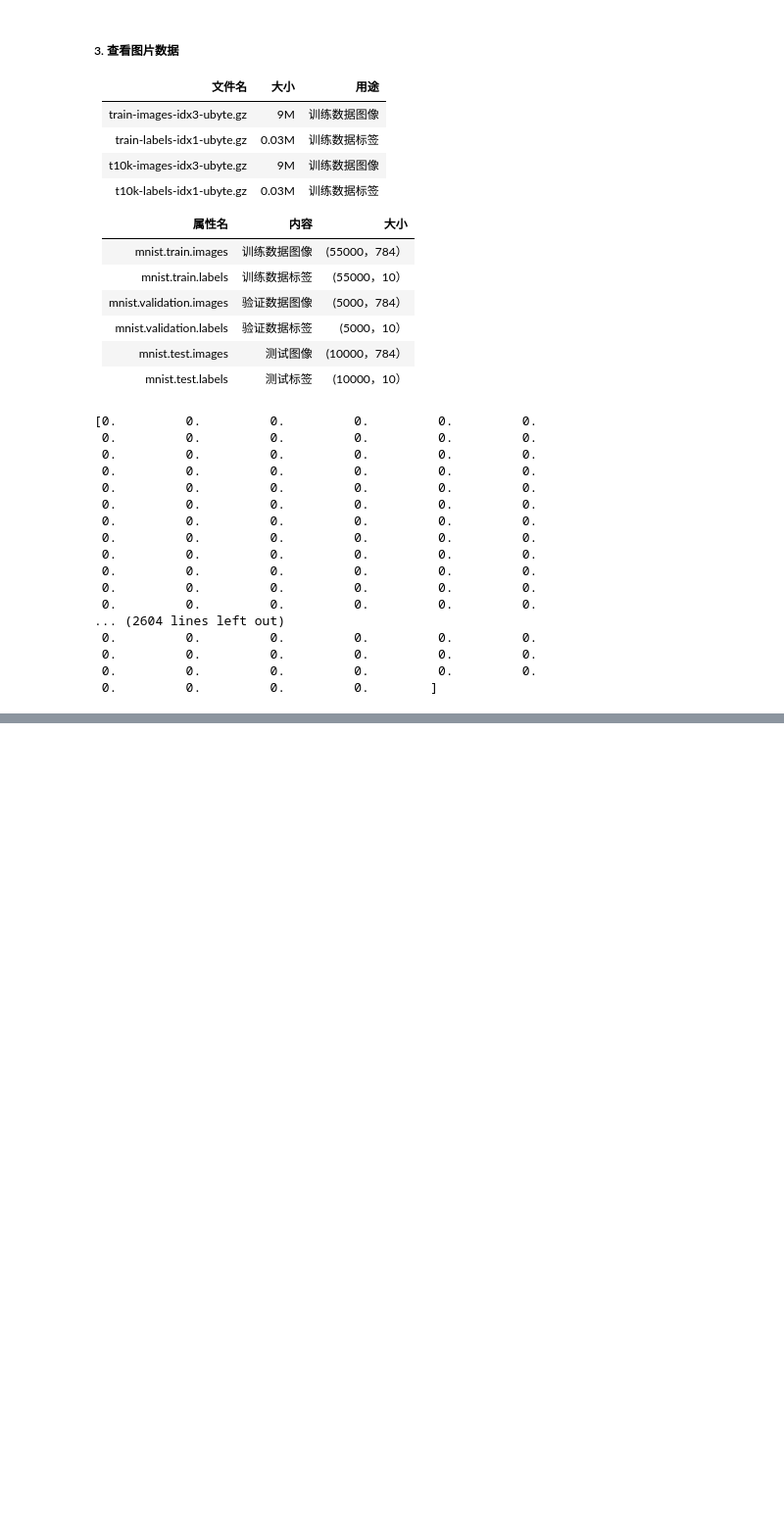
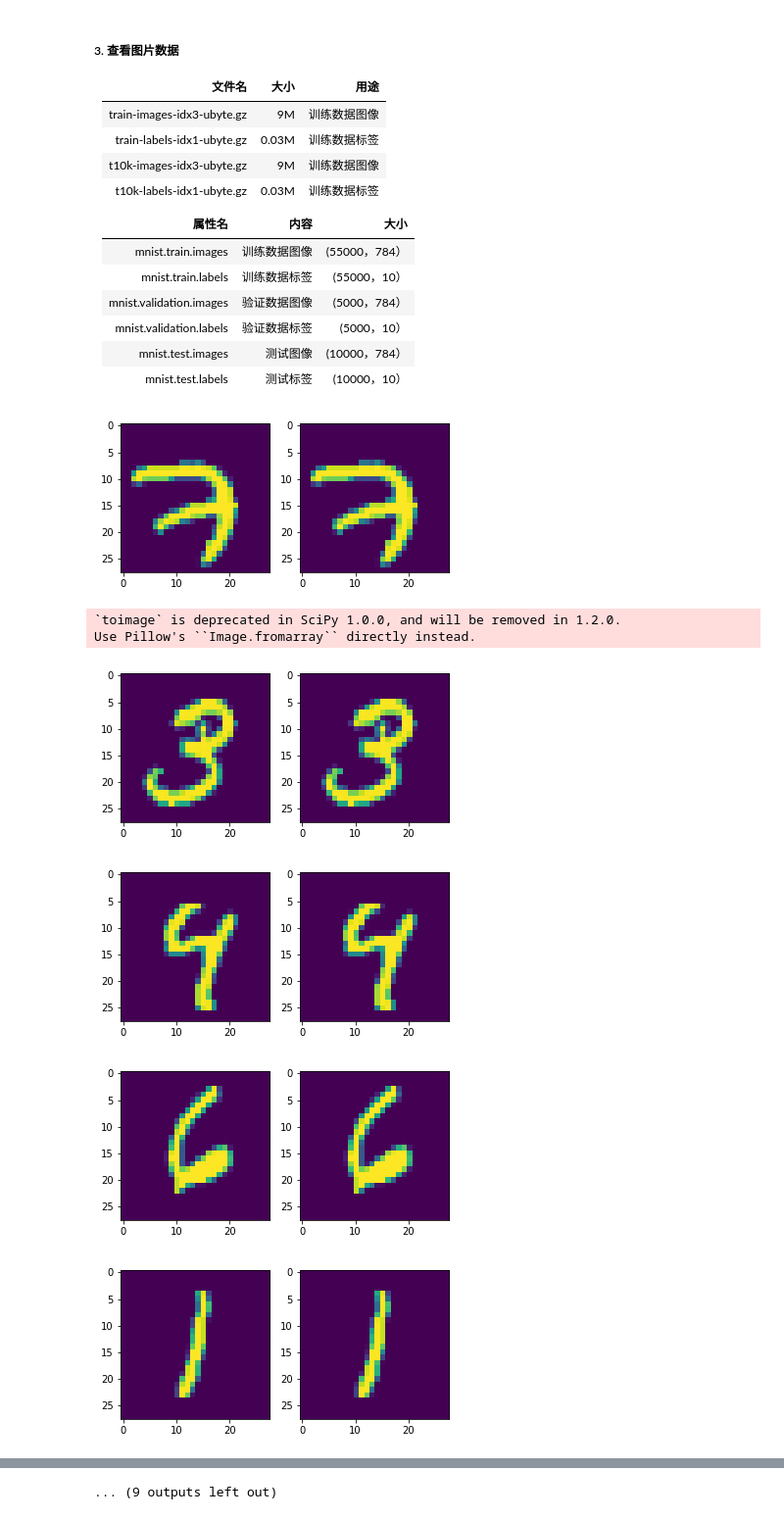
Before and after one commit to mejustdoit/tnsorflow1.3, a Jupyter notebook: 21examples/mnist/save_pic.ipynb, the cells around one changed output, grey strips where cells are left out. Shown at 98% size. Saved outputs shown, nothing was run; the diff lists cells and outputs as text; code cells hidden in the pictures; blank space fills up the shorter version.

```diff
--- a/21examples/mnist/save_pic.ipynb
+++ b/21examples/mnist/save_pic.ipynb
@@ -51,29 +52,28 @@ mnist.test.labels | 测试标签 |(10000，10）
 # %%
 for i in range(20):
     image_array = mnist.train.images[i, :]
     #将784还原成28*28
     image_array = image_array.reshape(28, 28)
+    #加载显示图片
+#     plt.imshow(image_array)
+#     plt.axis('off') # 不显示坐标轴
+#     plt.show()
+    plt.figure()
+    plt.subplot(1,2,1)
+    plt.imshow(image_array)
+    plt.subplot(1,2,2)
+    plt.imshow(image_array)
+    plt.show()
     #保存文件格式 mnist_train_n.jpg
     file_name = save_dir + 'mnist_train_%d.jpg' % i
     #将image_array保存为图片，先用scpy.misc.toimage转换为图像再保存
-    #scipy.misc.toimage(image_array, cmin = 0.0, cmax = 1.0).save(file_name)
-    #scipy.misc.imsave(file_name, image_array)
-    print(mnist.train.images[0, :])
+    scipy.misc.toimage(image_array, cmin = 0.0, cmax = 1.0).save(file_name)
+    #print(mnist.train.images[0, :])
 # %% [output]
+[figure, added]
-[0.         0.         0.         0.         0.         0.
- 0.         0.         0.         0.         0.         0.
- 0.         0.         0.         0.         0.         0.
- 0.         0.         0.         0.         0.         0.
- 0.         0.         0.         0.         0.         0.
- 0.         0.         0.         0.         0.         0.
- 0.         0.         0.         0.         0.         0.
- 0.         0.         0.         0.         0.         0.
- 0.         0.         0.         0.         0.         0.
- 0.         0.         0.         0.         0.         0.
- 0.         0.         0.         0.         0.         0.
- 0.         0.         0.         0.         0.         0.
-... (2604 lines left out)
- 0.         0.         0.         0.         0.         0.
- 0.         0.         0.         0.         0.         0.
- 0.         0.         0.         0.         0.         0.
- 0.         0.         0.         0.        ]
+`toimage` is deprecated in SciPy 1.0.0, and will be removed in 1.2.0.
+Use Pillow's ``Image.fromarray`` directly instead.
+[figure, added]
+[figure, added]
+[figure, added]
+[figure, added]
@@ -79,0 +86 @@ for i in range(20):
+... (9 outputs left out)
```
Also changed, not shown: parts of 2 cells of this notebook, 1 other file.
